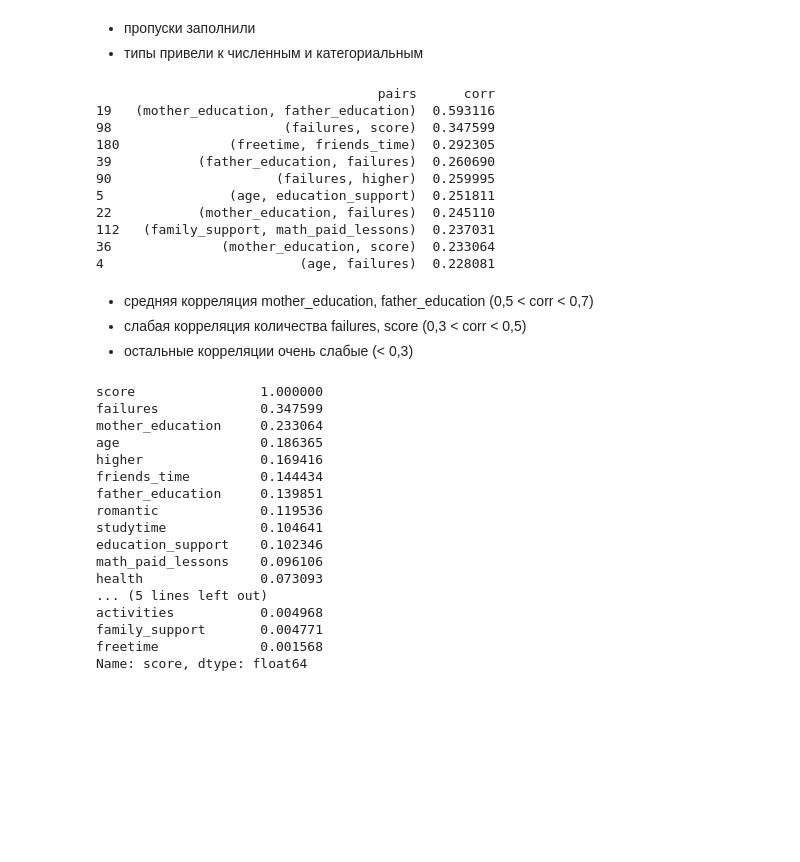
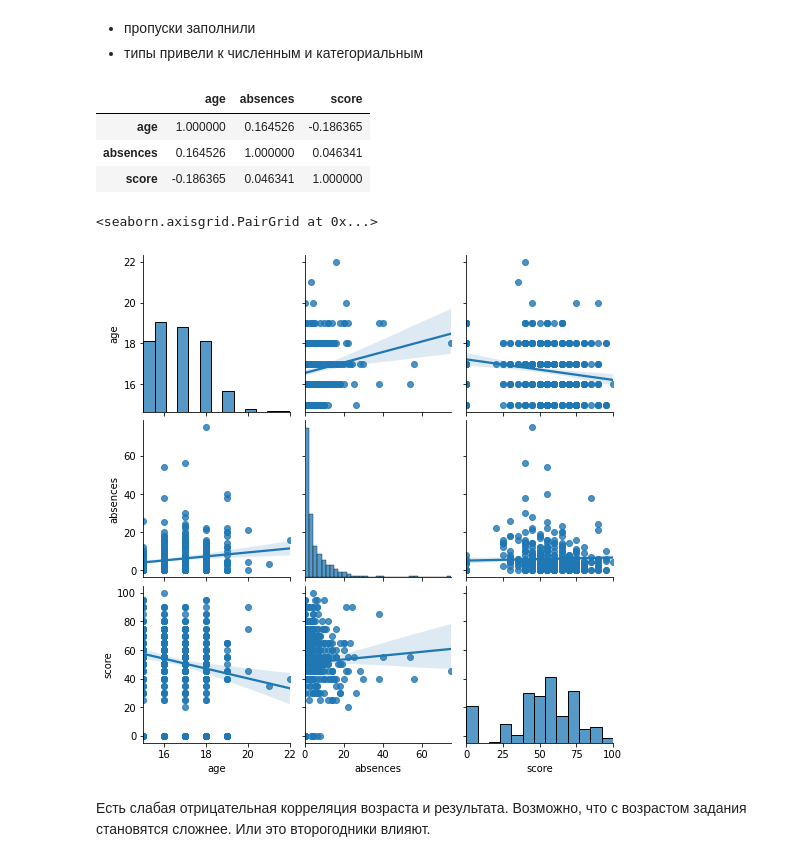
Before and after one commit to sau114/skillfactory_rds, a Jupyter notebook: module_2/main.ipynb, the cells around one changed output. Saved outputs shown, nothing was run; the diff lists cells and outputs as text; code cells hidden in the pictures; blank space fills up the shorter version.

```diff
--- a/module_2/main.ipynb
+++ b/module_2/main.ipynb
@@ -255,46 +264,16 @@ memory usage: 14.1 KB
 # %% [markdown]
 - пропуски заполнили
 - типы привели к численным и категориальным
-# %%
-# посмотрим что с корреляцией параметров друг с другом
-data_corr = data.corr()
-pair_list = list(itertools.combinations(data_corr, 2)) # список всех пар параметров
-corr_list = pd.DataFrame([[(i, j), abs(data_corr.loc[i, j])] for i, j in pair_list], columns=['pairs', 'corr'])
-print(corr_list.sort_values(by='corr', ascending=False).head(10))
-# %% [output]
-                                    pairs      corr
-19   (mother_education, father_education)  0.593116
-98                      (failures, score)  0.347599
-180              (freetime, friends_time)  0.292305
-39           (father_education, failures)  0.260690
-90                     (failures, higher)  0.259995
-5                (age, education_support)  0.251811
-22           (mother_education, failures)  0.245110
-112   (family_support, math_paid_lessons)  0.237031
-36              (mother_education, score)  0.233064
-4                         (age, failures)  0.228081
+# %%
+# посмотрим что с корреляцией численных параметров
+display(data.corr())
+sns.pairplot(data, kind='reg')
+# %% [output]
+|  | age | absences | score |
+| age | 1.000000 | 0.164526 | -0.186365 |
+| absences | 0.164526 | 1.000000 | 0.046341 |
+| score | -0.186365 | 0.046341 | 1.000000 |
+<seaborn.axisgrid.PairGrid at 0x...>
+[figure, added]
 # %% [markdown]
-- средняя корреляция mother_education, father_education (0,5 < corr < 0,7)
-- слабая корреляция количества failures, score (0,3 < corr < 0,5)
-- остальные корреляции очень слабые (< 0,3)
+Есть слабая отрицательная корреляция возраста и результата. Возможно, что с возрастом задания становятся сложнее. Или это второгодники влияют.
-# %%
-# посмотрим что с корреляцией численных параметров и результата
-data_corr['score'].abs().sort_values(ascending=False)
-# %% [output]
-score                1.000000
-failures             0.347599
-mother_education     0.233064
-age                  0.186365
-higher               0.169416
-friends_time         0.144434
-father_education     0.139851
-romantic             0.119536
-studytime            0.104641
-education_support    0.102346
-math_paid_lessons    0.096106
-health               0.073093
-... (5 lines left out)
-activities           0.004968
-family_support       0.004771
-freetime             0.001568
-Name: score, dtype: float64
```
Also changed, not shown: parts of 24 cells of this notebook.
